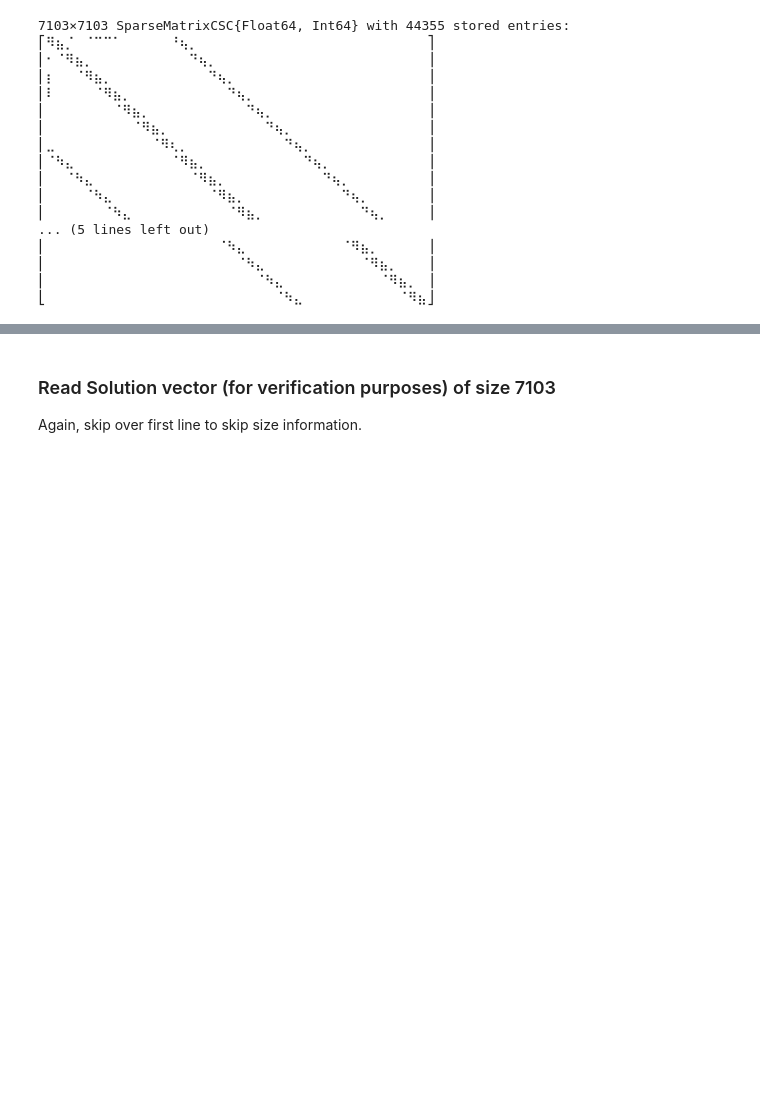
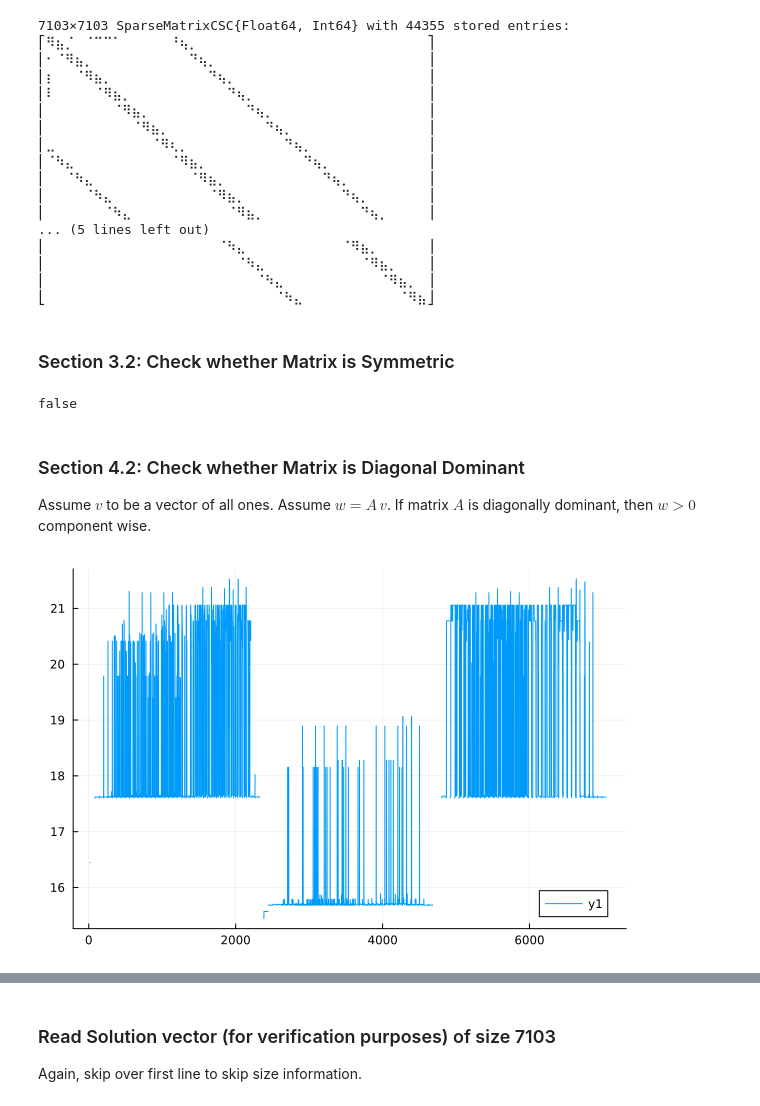
Before and after one commit to ziolai/finite_element_electrical_engineering, a Jupyter notebook: project-based-assignment/linear-solve/readme.ipynb, the cells around one changed output, grey strips where cells are left out. Cells and saved outputs as stored; diff of their text form; code cells hidden in the pictures; blank space fills up the shorter version.

```diff
--- a/project-based-assignment/linear-solve/readme.ipynb
+++ b/project-based-assignment/linear-solve/readme.ipynb
@@ -38,15 +47,15 @@ b = readdlm(file, Float64, skipstart=1);
 1. ja is an integer vector of size 44355. ja contains the column index of the non-zero entries;
 1. a is a float vector of size 44355. a contains matrix entries.
 # %%
-n = 7103
-file = open("ia.dat", "r")
-ia = readdlm(file, Int64, skipstart=1);
+n = length(b)
+file = open("MCP1630(kfirstcomp)/ia.dat", "r")
+ia = readdlm(file, Int64, skipstart=0);
 ia = reduce(vcat,ia)
-file = open("ja.dat", "r")
-ja = readdlm(file, Int64, skipstart=1);
+file = open("MCP1630(kfirstcomp)/ja.dat", "r")
+ja = readdlm(file, Int64, skipstart=0);
 ja = reduce(vcat,ja)
-file = open("A.dat", "r")
-a = readdlm(file, Float64, skipstart=1)
+file = open("MCP1630(kfirstcomp)/A.dat", "r")
+a = readdlm(file, Float64, skipstart=0)
 a = reduce(vcat,a);
 # %%
 A = SparseMatrixCSC(n,n,ia,ja,a)
@@ -68,3 +77,17 @@ A = SparseMatrixCSC(n,n,ia,ja,a)
 ⎢⠀⠀⠀⠀⠀⠀⠀⠀⠀⠀⠀⠀⠀⠀⠀⠀⠀⠀⠀⠀⠈⠳⣄⠀⠀⠀⠀⠀⠀⠀⠀⠀⠀⠈⠻⣦⡀⠀⠀⠀⎥
 ⎢⠀⠀⠀⠀⠀⠀⠀⠀⠀⠀⠀⠀⠀⠀⠀⠀⠀⠀⠀⠀⠀⠀⠈⠳⣄⠀⠀⠀⠀⠀⠀⠀⠀⠀⠀⠈⠻⣦⡀⠀⎥
 ⎣⠀⠀⠀⠀⠀⠀⠀⠀⠀⠀⠀⠀⠀⠀⠀⠀⠀⠀⠀⠀⠀⠀⠀⠀⠈⠳⣄⠀⠀⠀⠀⠀⠀⠀⠀⠀⠀⠈⠻⣦⎦
+# %% [markdown]
+### Section 3.2: Check whether Matrix is Symmetric
+# %%
+issymmetric(A)
+# %% [output]
+false
+# %% [markdown]
+### Section 4.2: Check whether Matrix is Diagonal Dominant
+Assume $v$ to be a vector of all ones. Assume $w = A \, v$. If matrix $A$ is diagonally dominant, then $w > 0$ component wise.
+# %%
+D = [ A[i,i] for i in 1:n]
+plot(log.(D))
+# %% [output]
+[figure, added]
```
Also changed, not shown: parts of 16 cells of this notebook.
